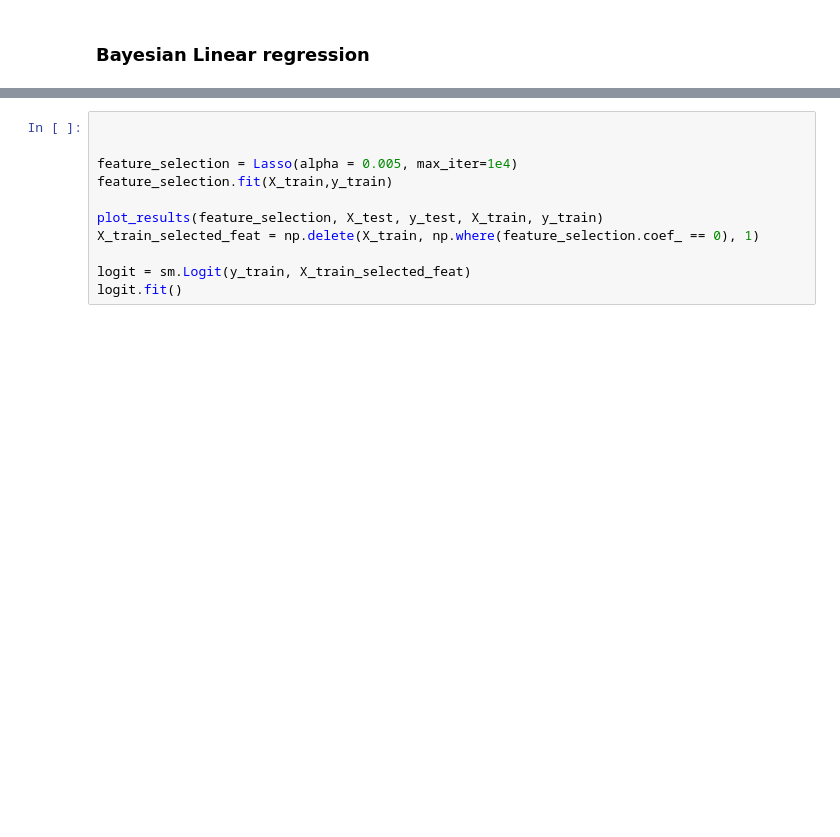
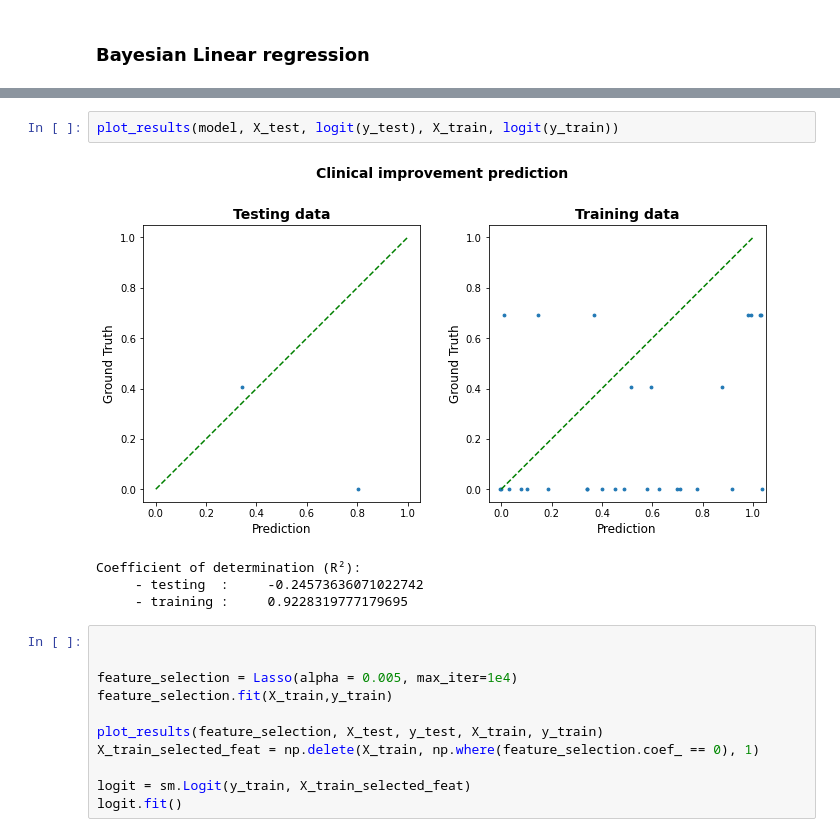
Before and after one commit to QuentinSav/probabilistic-stimulation-maps, a Jupyter notebook: modelEvaluation.ipynb, the cells around one changed output, grey strips where cells are left out. Drawn from its saved outputs; the diff is of its cells as text; blank space fills up the shorter version.

```diff
--- a/modelEvaluation.ipynb
+++ b/modelEvaluation.ipynb
@@ -464,3 +279,10 @@ Coefficient of determination (R²):
+# %%
+plot_results(model, X_test, logit(y_test), X_train, logit(y_train))
+# %% [output]
+[figure, added]
+Coefficient of determination (R²):
+     - testing  :     -0.24573636071022742
+     - training :     0.9228319777179695
 # %%
 
 
```
Also changed, not shown: parts of 9 cells of this notebook, 13 other files.
